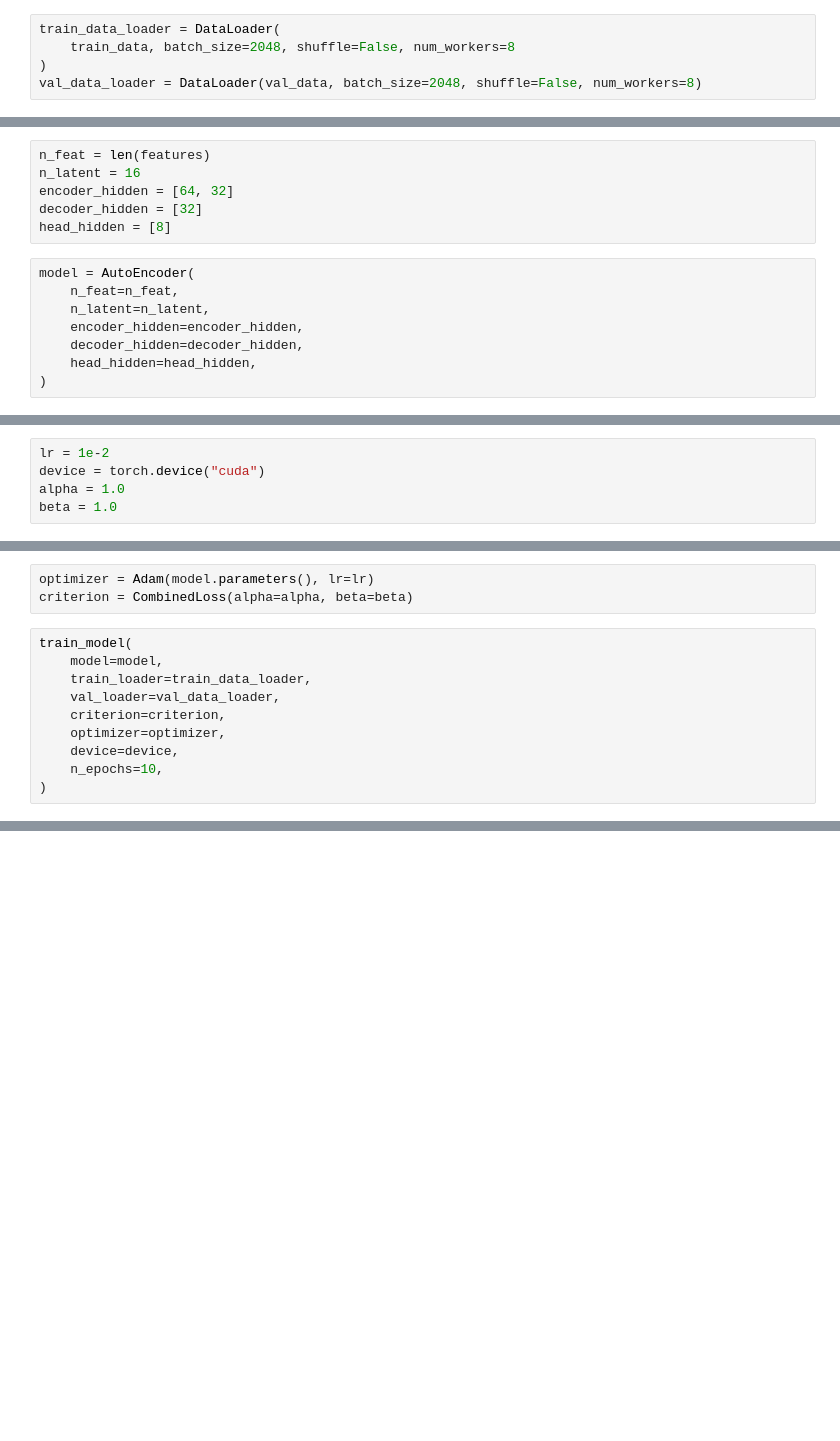
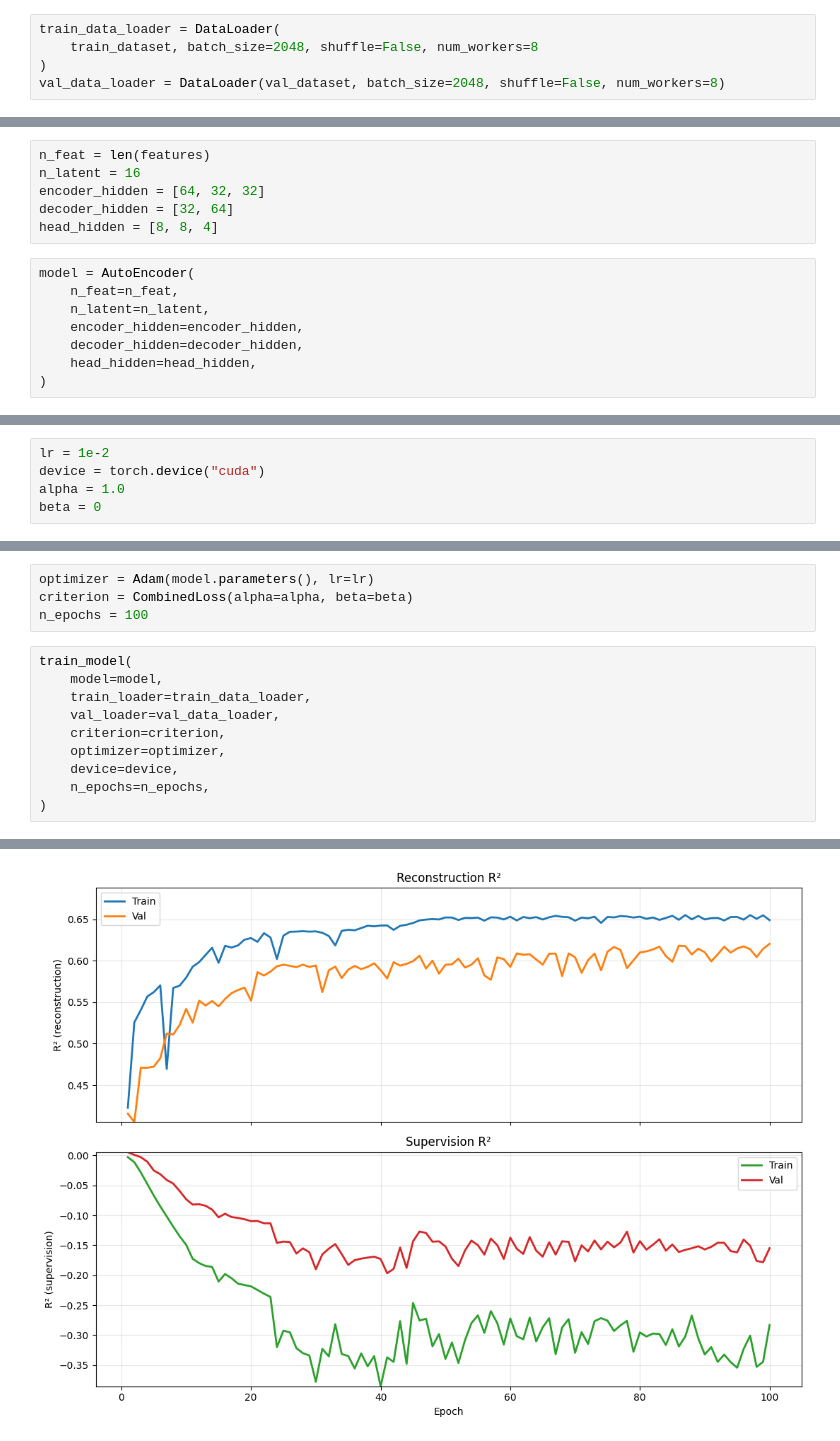
Before and after one commit to MaxCoppa/Advanced-ML, a Jupyter notebook: autoencoder_prediction.ipynb, the cells around one changed output, grey strips where cells are left out. Saved outputs shown, nothing was run; the diff lists cells and outputs as text; blank space fills up the shorter version.

```diff
--- a/autoencoder_prediction.ipynb
+++ b/autoencoder_prediction.ipynb
@@ -50,5 +90,5 @@ val_data = TimeSeriesDataset(X_val, y_val)
 # %%
 train_data_loader = DataLoader(
-    train_data, batch_size=2048, shuffle=False, num_workers=8
+    train_dataset, batch_size=2048, shuffle=False, num_workers=8
 )
-val_data_loader = DataLoader(val_data, batch_size=2048, shuffle=False, num_workers=8)
+val_data_loader = DataLoader(val_dataset, batch_size=2048, shuffle=False, num_workers=8)
@@ -57,9 +99,9 @@ len(features)
 # %%
 n_feat = len(features)
 n_latent = 16
-encoder_hidden = [64, 32]
-decoder_hidden = [32]
-head_hidden = [8]
+encoder_hidden = [64, 32, 32]
+decoder_hidden = [32, 64]
+head_hidden = [8, 8, 4]
 # %%
 model = AutoEncoder(
     n_feat=n_feat,
@@ -72,4 +116,4 @@ model = AutoEncoder(
 lr = 1e-2
 device = torch.device("cuda")
 alpha = 1.0
-beta = 1.0
+beta = 0
@@ -78,6 +120,7 @@ device
 # %%
 optimizer = Adam(model.parameters(), lr=lr)
 criterion = CombinedLoss(alpha=alpha, beta=beta)
+n_epochs = 100
 # %%
 train_model(
     model=model,
@@ -86,5 +129,6 @@ train_model(
     criterion=criterion,
     optimizer=optimizer,
     device=device,
-    n_epochs=10,
+    n_epochs=n_epochs,
 )
+# %% [output]
@@ -90,0 +152 @@ train_model(
+[figure, added]
```
Also changed, not shown: parts of 19 cells of this notebook, 1 other file.
